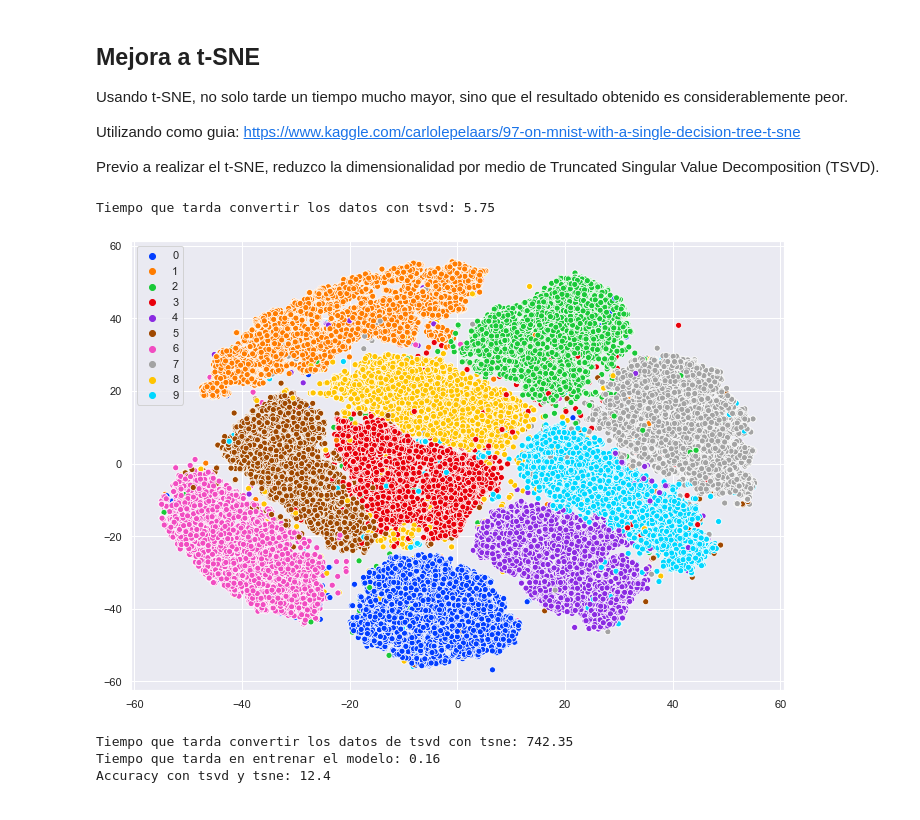
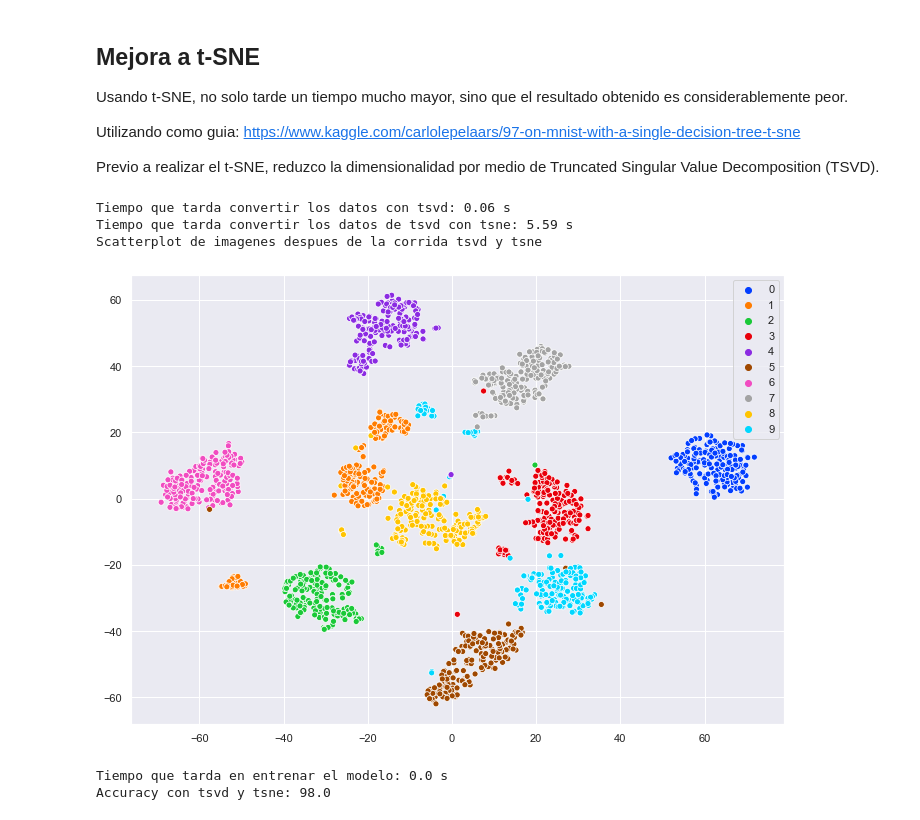
Before and after one commit to faturita/python-scientific, a Jupyter notebook: MnistClassifier.ipynb, the cells around one changed output. Saved outputs shown, nothing was run; the diff lists cells and outputs as text; code cells hidden in the pictures.

Commit message:
fix(MNIST_classifier): removed keras import and passing paramts to acc_score func correctly

```diff
--- a/MnistClassifier.ipynb
+++ b/MnistClassifier.ipynb
@@ -117,48 +122,45 @@ Utilizando como guia: https://www.kaggle.com/carlolepelaars/97-on-mnist-with-a-s
 
 Previo a realizar el t-SNE, reduzco la dimensionalidad por medio de Truncated Singular Value Decomposition (TSVD).
 # %%
-(x_train, y_train), (x_test, y_test) = mnist.load_data()
+X, y = load_digits(return_X_y=True)
 
 from sklearn.decomposition import TruncatedSVD
 
-x_train = [np.concatenate(i) for i in x_train]
-x_test = [np.concatenate(i) for i in x_test]
-
 t0 = time()
-tsvd_train = TruncatedSVD(n_components=50).fit_transform(x_train)
-tsvd_test = TruncatedSVD(n_components=50).fit_transform(x_test)
+tsvd_images = TruncatedSVD(n_components=50).fit_transform(X)
 t1 = time()
-
-print('Tiempo que tarda convertir los datos con tsvd: {}'.format(round(t1-t0,2)))
+print('Tiempo que tarda convertir los datos con tsvd: {} s'.format(round(t1-t0,2)))
 
 from sklearn.manifold import TSNE
 tsne = TSNE()
 
 t2 = time()
-tsned_train = tsne.fit_transform(tsvd_train)
-tsned_test = tsne.fit_transform(tsvd_test)
+tsvd_tsne_images = tsne.fit_transform(tsvd_images)
 t3 = time()
+print('Tiempo que tarda convertir los datos de tsvd con tsne: {} s'.format(round(t3-t2,2)))
 
-sns.scatterplot(tsned_train[:,0], tsned_train[:,1], hue=y_train, legend='full', palette=palette)
+print('Scatterplot de imagenes despues de la corrida tsvd y tsne')
+sns.scatterplot(tsvd_tsne_images[:,0], tsvd_tsne_images[:,1], hue=y, legend='full', palette=palette)
 
 plt.show()
 
-print('Tiempo que tarda convertir los datos de tsvd con tsne: {}'.format(round(t3-t2,2)))
+dt = DecisionTreeClassifier(random_state=seed)
 
-arbol_con_tsne = DecisionTreeClassifier(max_depth=10, random_state=seed)
+X_train, X_test, y_train, y_test = train_test_split(tsvd_tsne_images, y)
 
 t4 = time()
-arbol_con_tsne.fit(tsned_train, y_train)
+dt.fit(X_train, y_train)
 t5 = time()
 
-print('Tiempo que tarda en entrenar el modelo: {}'.format(round(t5-t4,2)))
+print('Tiempo que tarda en entrenar el modelo: {} s'.format(round(t5-t4,2)))
 
-resultado_con_tsne = arbol_con_tsne.predict(tsned_test)
+resultado_con_tsne = dt.predict(X_test)
 
-print('Accuracy con tsvd y tsne: {}'.format(round(accuracy_score(resultado_con_tsne, y_test) * 100, 2)))
+print('Accuracy con tsvd y tsne: {}'.format(round(accuracy_score(y_test, resultado_con_tsne) * 100, 2)))
 # %% [output]
-Tiempo que tarda convertir los datos con tsvd: 5.75
+Tiempo que tarda convertir los datos con tsvd: 0.06 s
+Tiempo que tarda convertir los datos de tsvd con tsne: 5.59 s
+Scatterplot de imagenes despues de la corrida tsvd y tsne
-[figure, old version]
+[figure, new version]
-Tiempo que tarda convertir los datos de tsvd con tsne: 742.35
-Tiempo que tarda en entrenar el modelo: 0.16
-Accuracy con tsvd y tsne: 12.4
+Tiempo que tarda en entrenar el modelo: 0.0 s
+Accuracy con tsvd y tsne: 98.0
```
Also changed, not shown: parts of 4 cells of this notebook.
